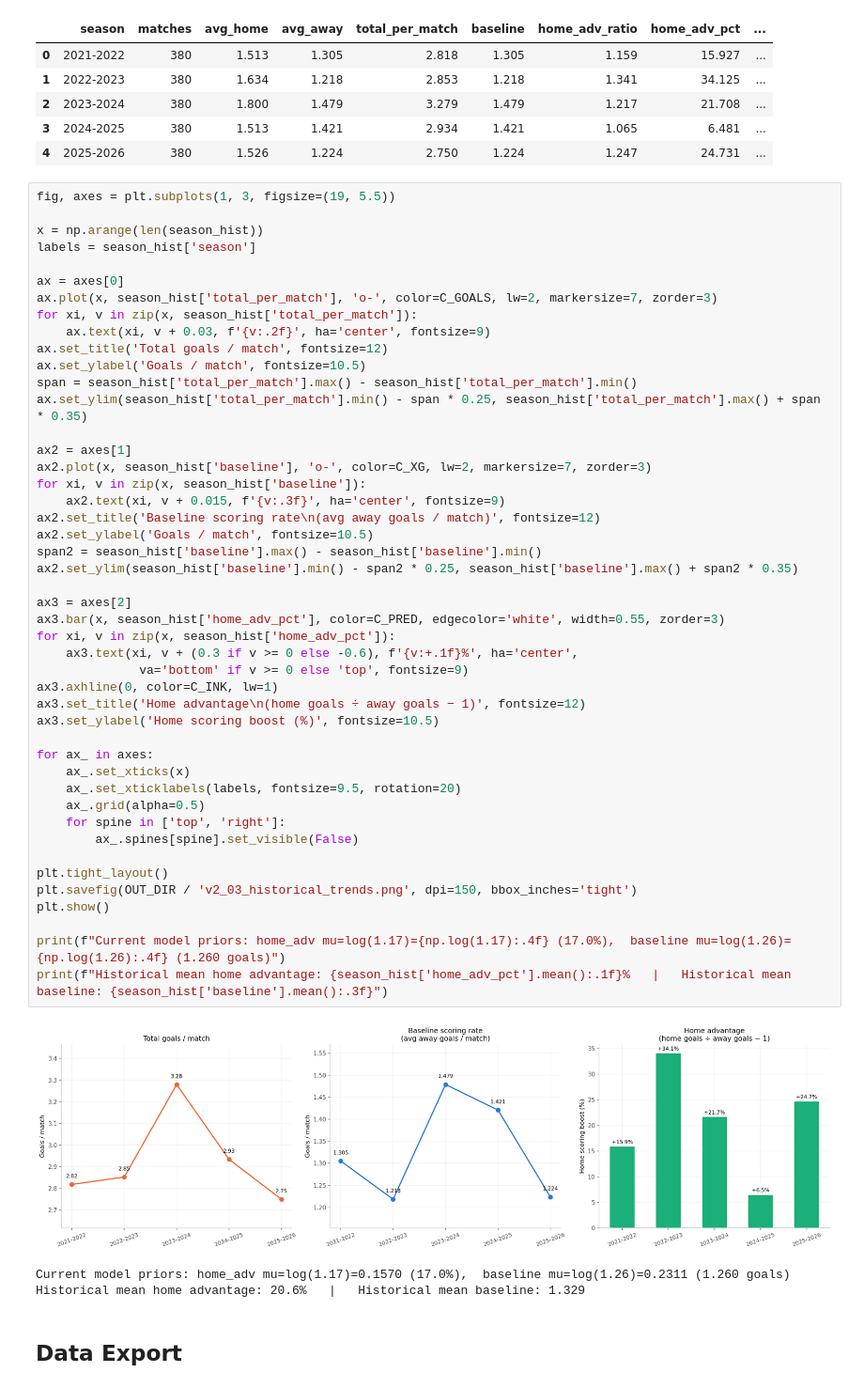
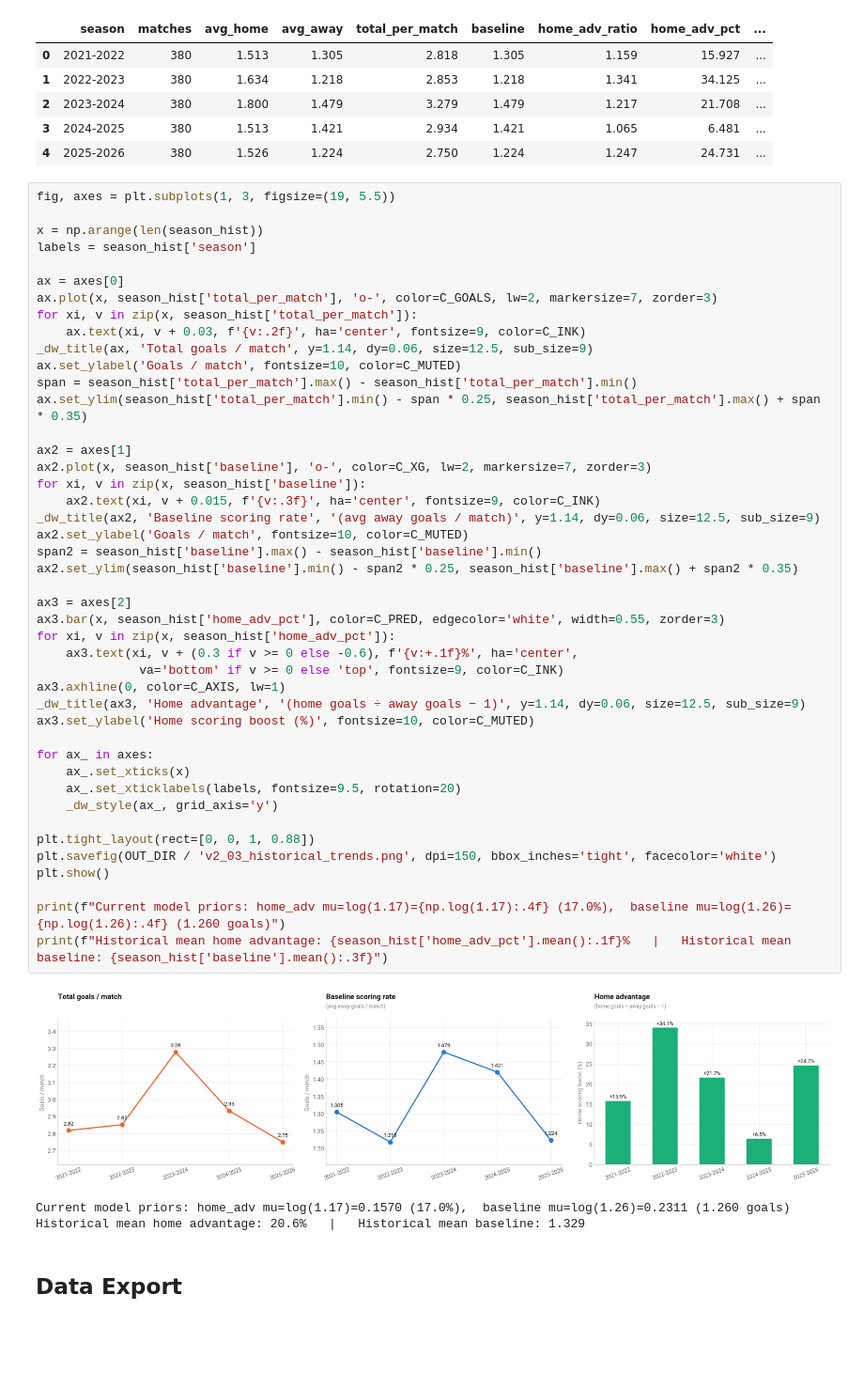
Before and after one commit to louis-porter/algobetting, a Jupyter notebook: algo/models/team_strength/non_penalty_bayes/premier_league/postmortem_v2.ipynb, the cells around one changed output. Shown at 94% size. Drawn from its saved outputs; the diff is of its cells as text; blank space fills up the shorter version.

```diff
--- a/algo/models/team_strength/non_penalty_bayes/premier_league/postmortem_v2.ipynb
+++ b/algo/models/team_strength/non_penalty_bayes/premier_league/postmortem_v2.ipynb
@@ -335,49 +371,47 @@ fig, axes = plt.subplots(1, 3, figsize=(19, 5.5))
 
 x = np.arange(len(season_hist))
 labels = season_hist['season']
 
 ax = axes[0]
 ax.plot(x, season_hist['total_per_match'], 'o-', color=C_GOALS, lw=2, markersize=7, zorder=3)
 for xi, v in zip(x, season_hist['total_per_match']):
-    ax.text(xi, v + 0.03, f'{v:.2f}', ha='center', fontsize=9)
-ax.set_title('Total goals / match', fontsize=12)
-ax.set_ylabel('Goals / match', fontsize=10.5)
+    ax.text(xi, v + 0.03, f'{v:.2f}', ha='center', fontsize=9, color=C_INK)
+_dw_title(ax, 'Total goals / match', y=1.14, dy=0.06, size=12.5, sub_size=9)
+ax.set_ylabel('Goals / match', fontsize=10, color=C_MUTED)
 span = season_hist['total_per_match'].max() - season_hist['total_per_match'].min()
 ax.set_ylim(season_hist['total_per_match'].min() - span * 0.25, season_hist['total_per_match'].max() + span * 0.35)
 
 ax2 = axes[1]
 ax2.plot(x, season_hist['baseline'], 'o-', color=C_XG, lw=2, markersize=7, zorder=3)
 for xi, v in zip(x, season_hist['baseline']):
-    ax2.text(xi, v + 0.015, f'{v:.3f}', ha='center', fontsize=9)
-ax2.set_title('Baseline scoring rate\n(avg away goals / match)', fontsize=12)
-ax2.set_ylabel('Goals / match', fontsize=10.5)
+    ax2.text(xi, v + 0.015, f'{v:.3f}', ha='center', fontsize=9, color=C_INK)
+_dw_title(ax2, 'Baseline scoring rate', '(avg away goals / match)', y=1.14, dy=0.06, size=12.5, sub_size=9)
+ax2.set_ylabel('Goals / match', fontsize=10, color=C_MUTED)
 span2 = season_hist['baseline'].max() - season_hist['baseline'].min()
 ax2.set_ylim(season_hist['baseline'].min() - span2 * 0.25, season_hist['baseline'].max() + span2 * 0.35)
 
 ax3 = axes[2]
 ax3.bar(x, season_hist['home_adv_pct'], color=C_PRED, edgecolor='white', width=0.55, zorder=3)
 for xi, v in zip(x, season_hist['home_adv_pct']):
     ax3.text(xi, v + (0.3 if v >= 0 else -0.6), f'{v:+.1f}%', ha='center',
-              va='bottom' if v >= 0 else 'top', fontsize=9)
-ax3.axhline(0, color=C_INK, lw=1)
-ax3.set_title('Home advantage\n(home goals ÷ away goals − 1)', fontsize=12)
-ax3.set_ylabel('Home scoring boost (%)', fontsize=10.5)
+              va='bottom' if v >= 0 else 'top', fontsize=9, color=C_INK)
+ax3.axhline(0, color=C_AXIS, lw=1)
+_dw_title(ax3, 'Home advantage', '(home goals ÷ away goals − 1)', y=1.14, dy=0.06, size=12.5, sub_size=9)
+ax3.set_ylabel('Home scoring boost (%)', fontsize=10, color=C_MUTED)
 
 for ax_ in axes:
     ax_.set_xticks(x)
     ax_.set_xticklabels(labels, fontsize=9.5, rotation=20)
-    ax_.grid(alpha=0.5)
-    for spine in ['top', 'right']:
-        ax_.spines[spine].set_visible(False)
+    _dw_style(ax_, grid_axis='y')
 
-plt.tight_layout()
-plt.savefig(OUT_DIR / 'v2_03_historical_trends.png', dpi=150, bbox_inches='tight')
+plt.tight_layout(rect=[0, 0, 1, 0.88])
+plt.savefig(OUT_DIR / 'v2_03_historical_trends.png', dpi=150, bbox_inches='tight', facecolor='white')
 plt.show()
 
 print(f"Current model priors: home_adv mu=log(1.17)={np.log(1.17):.4f} (17.0%),  baseline mu=log(1.26)={np.log(1.26):.4f} (1.260 goals)")
 print(f"Historical mean home advantage: {season_hist['home_adv_pct'].mean():.1f}%   |   Historical mean baseline: {season_hist['baseline'].mean():.3f}")
 # %% [output]
-[figure, old version]
+[figure, new version]
 Current model priors: home_adv mu=log(1.17)=0.1570 (17.0%),  baseline mu=log(1.26)=0.2311 (1.260 goals)
 Historical mean home advantage: 20.6%   |   Historical mean baseline: 1.329
 # %% [markdown]
```
Also changed, not shown: parts of 4 cells of this notebook, 4 other files.
